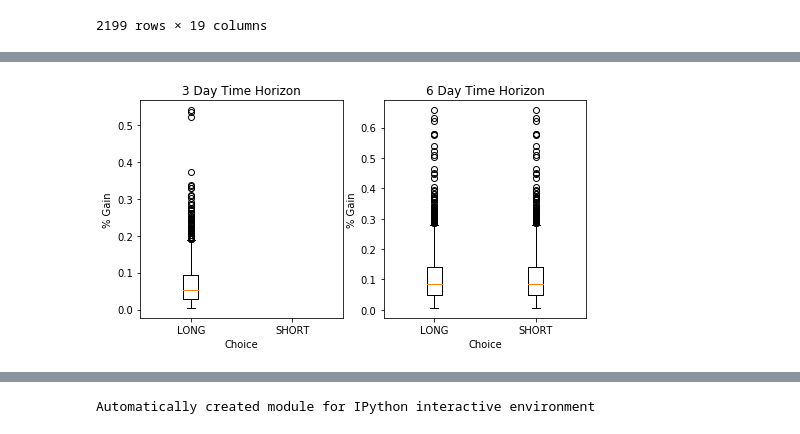
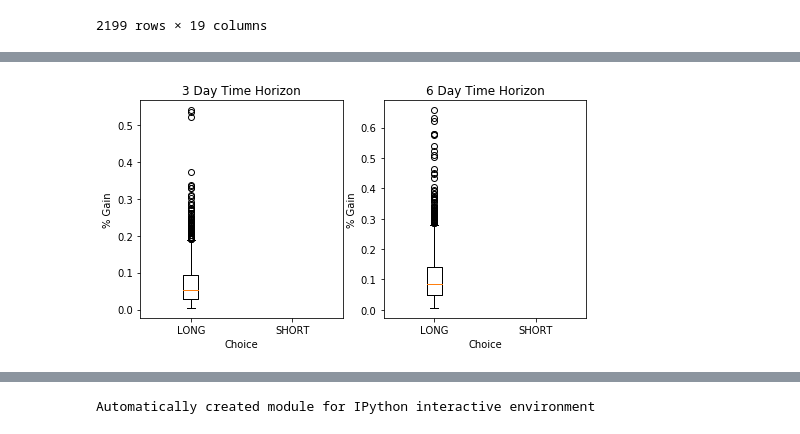
Before and after one commit to Frankie-Figz/Arbitra, a Jupyter notebook: simple-presentation.ipynb, the cells around one changed output, grey strips where cells are left out. Cells and saved outputs as stored; diff of their text form; code cells hidden in the pictures.

```diff
--- a/simple-presentation.ipynb
+++ b/simple-presentation.ipynb
@@ -74,25 +94,25 @@ df
 # %%
 # Gains
 gain_3_long = df[df["Choice_3"] == "LONG"]["Gain_3"]
 gain_3_short = df[df["Choice_3"] == "SHORT"]["Gain_3"]
 gain_6_long = df[df["Choice_6"] == "LONG"]["Gain_6"]
-gain_6_short = df[df["Choice_6"] == "LONG"]["Gain_6"]
+gain_6_short = df[df["Choice_6"] == "SHORT"]["Gain_6"]
 
 data = [gain_3_long, gain_3_short]
 data_2 = [gain_6_long, gain_6_short]
 
 fig, (ax1, ax2) = plt.subplots(1, 2, figsize=(8, 4))
 
 ax1.set_title('3 Day Time Horizon')
 ax1.boxplot(data, labels = ["LONG","SHORT"])
 ax1.set_xlabel("Choice")
 ax1.set_ylabel("% Gain")
 
 ax2.set_title('6 Day Time Horizon')
 ax2.boxplot(data_2, labels = ["LONG","SHORT"])
 ax2.set_xlabel("Choice")
 ax2.set_ylabel("% Gain")
 
 plt.show()
 # %% [output]
-[figure, old version]
+[figure, new version]
```
Also changed, not shown: parts of 9 cells of this notebook, 1 other file.
